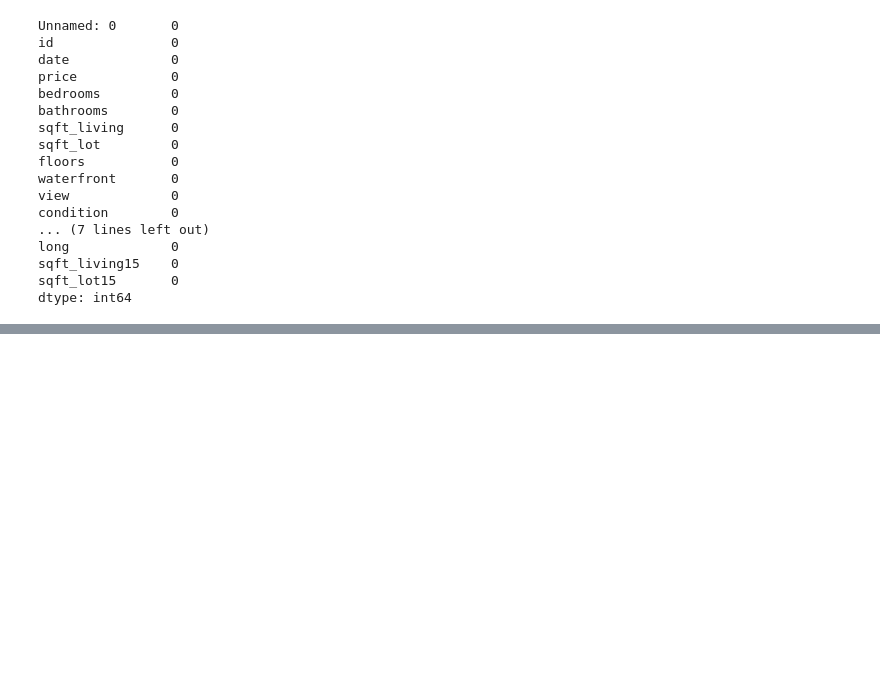
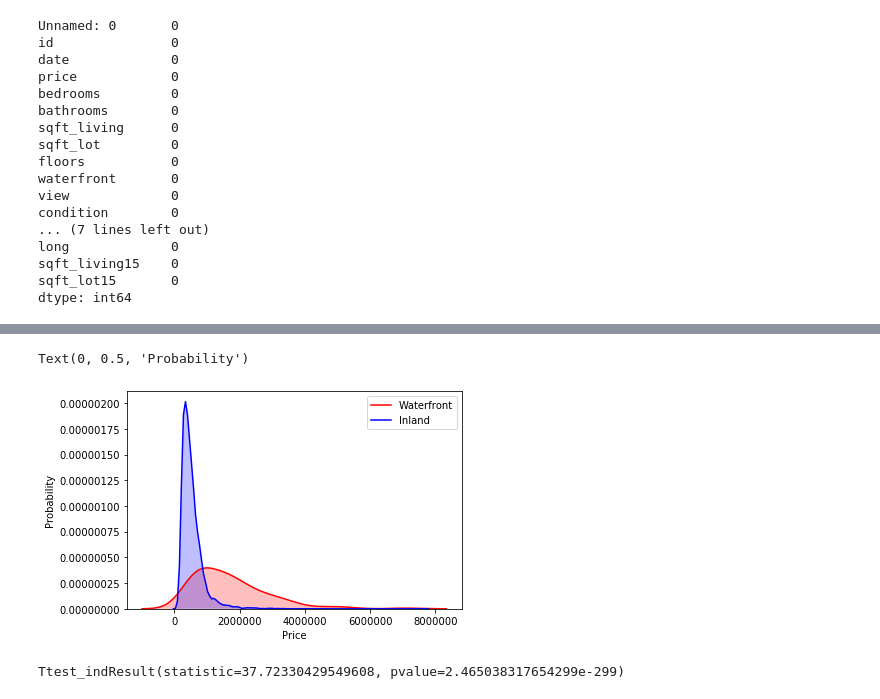
Before and after one commit to Kelvin-Arellano/housing_prices, a Jupyter notebook: Initial_predict.ipynb, the cells around one changed output, grey strips where cells are left out. Cells and saved outputs as stored; diff of their text form; code cells hidden in the pictures; blank space fills up the shorter version.

```diff
--- a/Initial_predict.ipynb
+++ b/Initial_predict.ipynb
@@ -128,0 +213,16 @@ plt.ylabel("Price");
+# %%
+#df with and without waterfront
+water_df = df[df.waterfront == 1]
+nowater_df = df[df.waterfront == 0]
+#second density plot
+sns.kdeplot(df.loc[(df.waterfront == 1), 'price'], color='r',shade=True,label='Waterfront')
+sns.kdeplot(df.loc[(df.waterfront == 0), 'price'], color='b',shade=True,label='Inland')
+plt.xlabel('Price')
+plt.ylabel('Probability')
+# %% [output]
+Text(0, 0.5, 'Probability')
+[figure, added]
+# %%
+stats.ttest_ind(water_df.price, nowater_df.price)
+# %% [output]
+Ttest_indResult(statistic=37.72330429549608, pvalue=2.465038317654299e-299)
```
Also changed, not shown: parts of 27 cells of this notebook.
